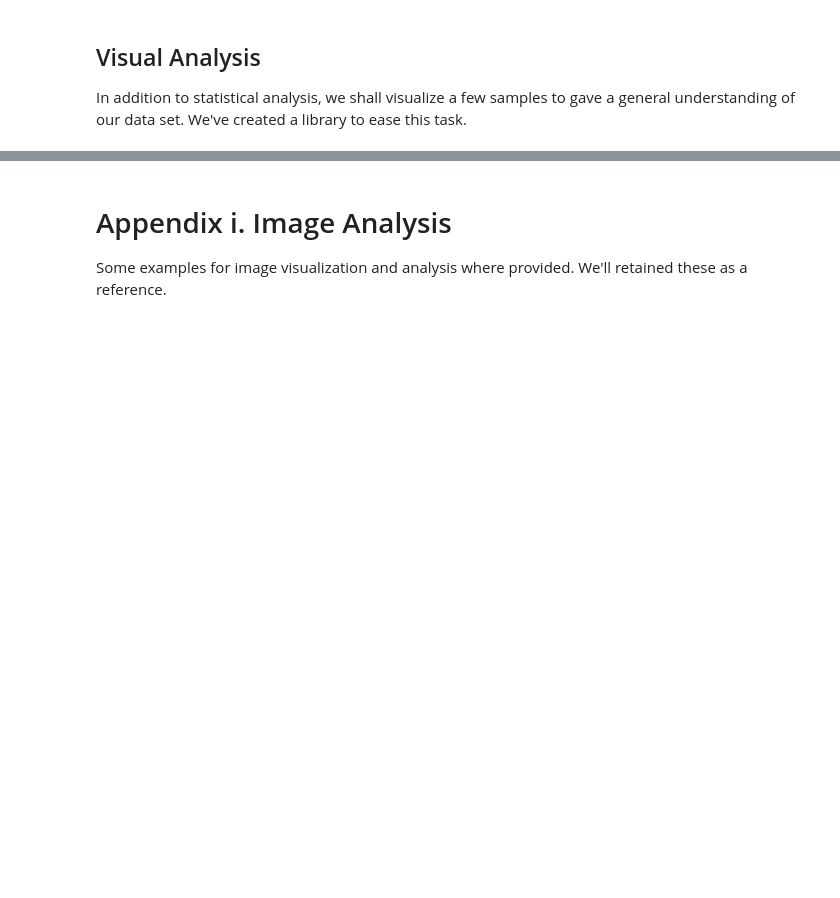
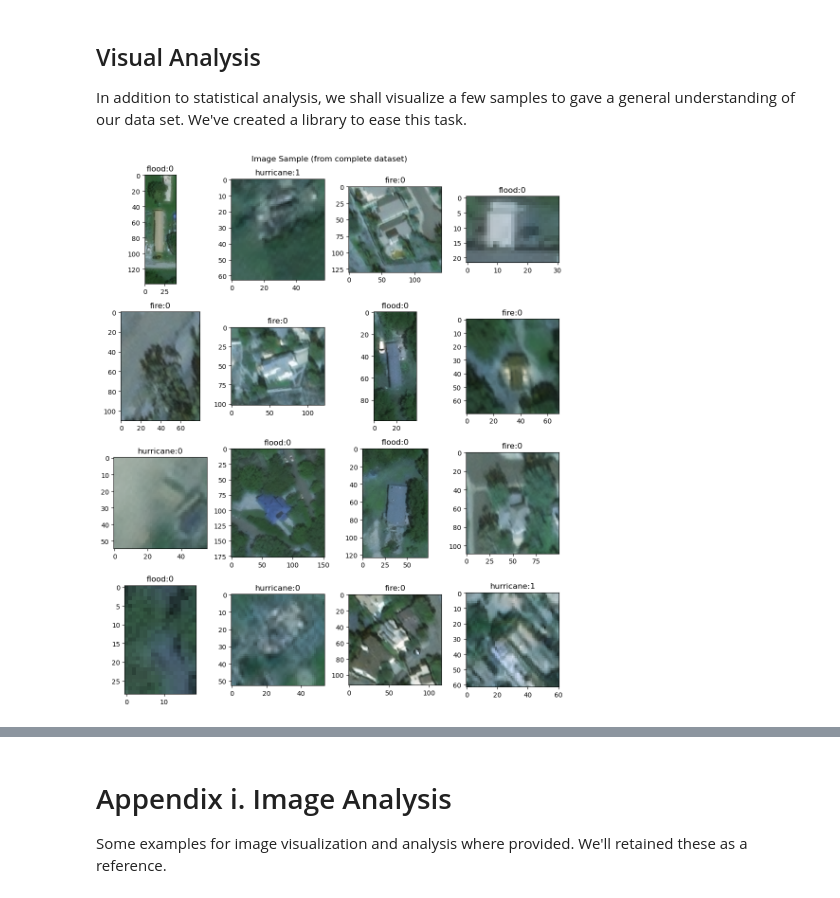
Before and after one commit to fractalclockwork/Data200, a Jupyter notebook: Source/Checkpoint_1_EDA.ipynb, the cells around one changed output, grey strips where cells are left out. Saved outputs shown, nothing was run; the diff lists cells and outputs as text; code cells hidden in the pictures; blank space fills up the shorter version.

```diff
--- a/Source/Checkpoint_1_EDA.ipynb
+++ b/Source/Checkpoint_1_EDA.ipynb
@@ -342,3 +375,15 @@ We can see that there is a wide range of image dimensions and sizes.  From the p
 ## Visual Analysis
 
 In addition to statistical analysis, we shall visualize a few samples to gave a general understanding of our data set.  We've created a library to ease this task.
+# %%
+# Let's create some functions to aid our exploration of images
+assert (df.shape[0] == 26535), 'Invalid dataframe length!'
+
+import eda_utils
+from importlib import reload
+reload(eda_utils)
+from eda_utils import show_df
+
+show_df(df, seed=1001, share=False, title='Image Sample (from complete dataset)')
+# %% [output]
+[figure, added]
```
Also changed, not shown: parts of 22 cells of this notebook, 4 other files.
